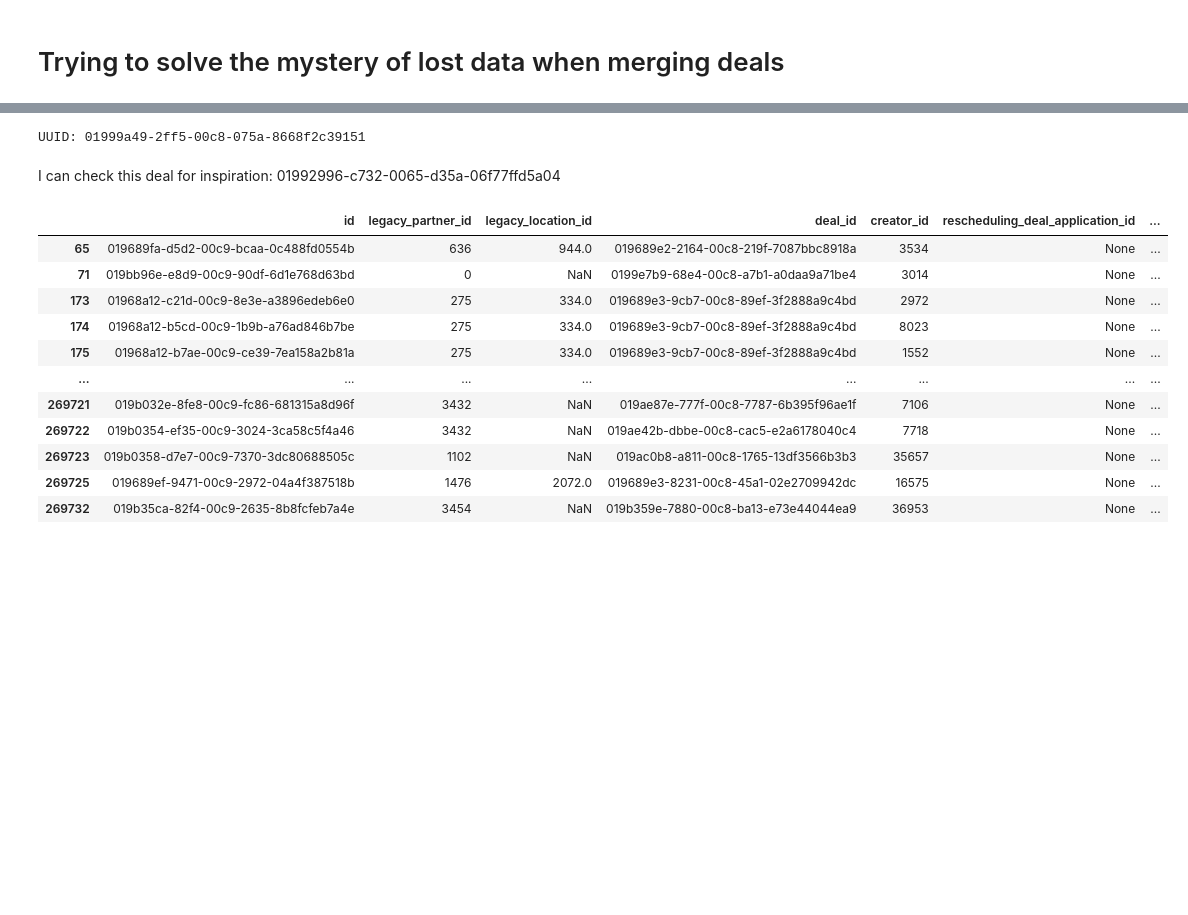
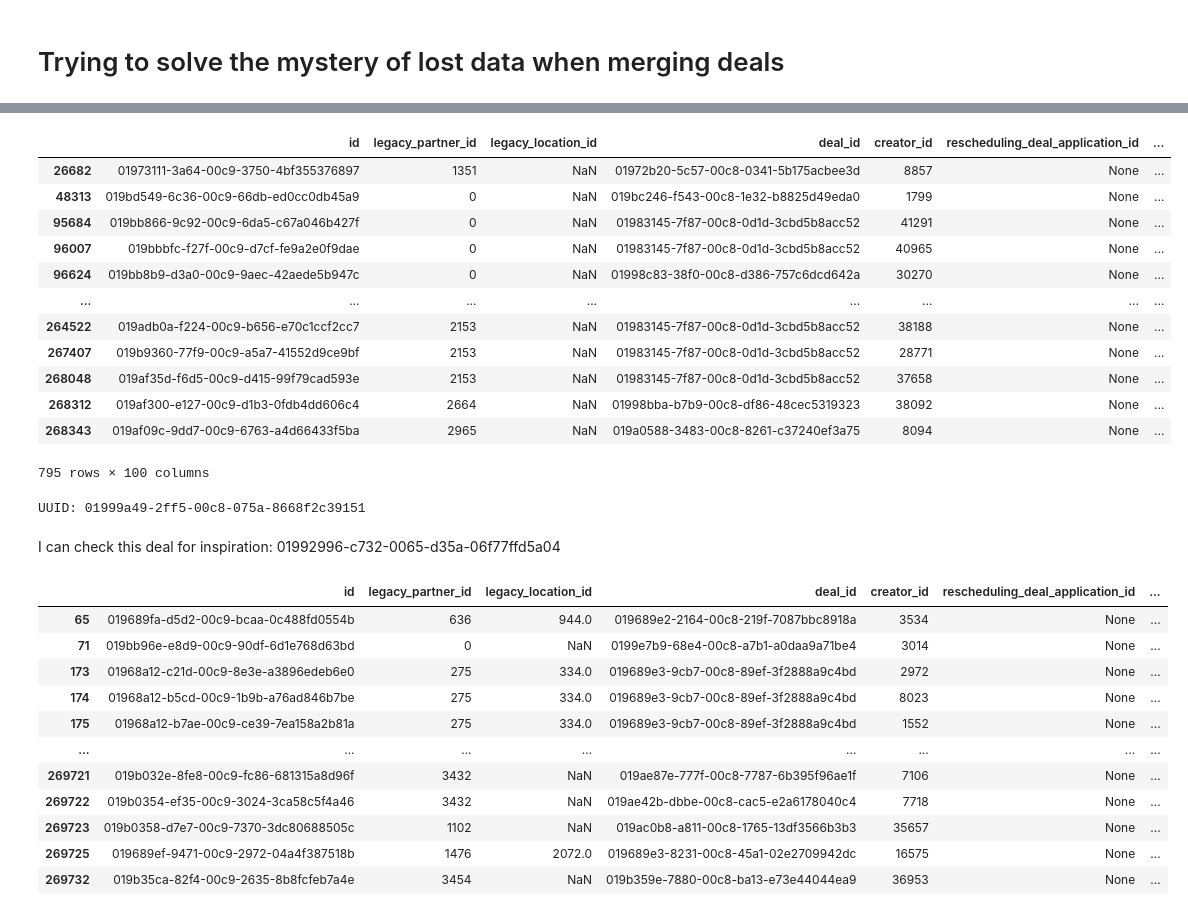
Before and after one commit to wouterbarter/AI_thesis_public, a Jupyter notebook: notebooks/barter_locations_analysis.ipynb, the cells around one changed output, grey strips where cells are left out. Cells and saved outputs as stored; diff of their text form; code cells hidden in the pictures; blank space fills up the shorter version.

```diff
--- a/notebooks/barter_creators_analysis.ipynb
+++ b/notebooks/barter_locations_analysis.ipynb
@@ -310 +380,20 @@ def get_orphans(series_A, series_B, col_A, col_B):
+# %%
+# This df contains the deals for which there are locations, but which are not merged from using company_locations
+mask = df_apps_fin.company_id_partner.isna() & ~df_apps_fin.company_locations.isna()
+df_nonmissing = df_apps_fin[mask]
+df_nonmissing
+# %% [output]
+|  | id | legacy_partner_id | legacy_location_id | deal_id | creator_id | rescheduling_deal_application_id | ... |
+| 26682 | 01973111-3a64-00c9-3750-4bf355376897 | 1351 | NaN | 01972b20-5c57-00c8-0341-5b175acbee3d | 8857 | None | ... |
+| 48313 | 019bd549-6c36-00c9-66db-ed0cc0db45a9 | 0 | NaN | 019bc246-f543-00c8-1e32-b8825d49eda0 | 1799 | None | ... |
+| 95684 | 019bb866-9c92-00c9-6da5-c67a046b427f | 0 | NaN | 01983145-7f87-00c8-0d1d-3cbd5b8acc52 | 41291 | None | ... |
+| 96007 | 019bbbfc-f27f-00c9-d7cf-fe9a2e0f9dae | 0 | NaN | 01983145-7f87-00c8-0d1d-3cbd5b8acc52 | 40965 | None | ... |
+| 96624 | 019bb8b9-d3a0-00c9-9aec-42aede5b947c | 0 | NaN | 01998c83-38f0-00c8-d386-757c6dcd642a | 30270 | None | ... |
+| ... | ... | ... | ... | ... | ... | ... | ... |
+| 264522 | 019adb0a-f224-00c9-b656-e70c1ccf2cc7 | 2153 | NaN | 01983145-7f87-00c8-0d1d-3cbd5b8acc52 | 38188 | None | ... |
+| 267407 | 019b9360-77f9-00c9-a5a7-41552d9ce9bf | 2153 | NaN | 01983145-7f87-00c8-0d1d-3cbd5b8acc52 | 28771 | None | ... |
+| 268048 | 019af35d-f6d5-00c9-d415-99f79cad593e | 2153 | NaN | 01983145-7f87-00c8-0d1d-3cbd5b8acc52 | 37658 | None | ... |
+| 268312 | 019af300-e127-00c9-d1b3-0fdb4dd606c4 | 2664 | NaN | 01998bba-b7b9-00c8-df86-48cec5319323 | 38092 | None | ... |
+| 268343 | 019af09c-9dd7-00c9-6763-a4d66433f5ba | 2965 | NaN | 019a0588-3483-00c8-8261-c37240ef3a75 | 8094 | None | ... |
+795 rows × 100 columns
 # %%
```
Also changed, not shown: parts of 36 cells of this notebook, 1 other file.
